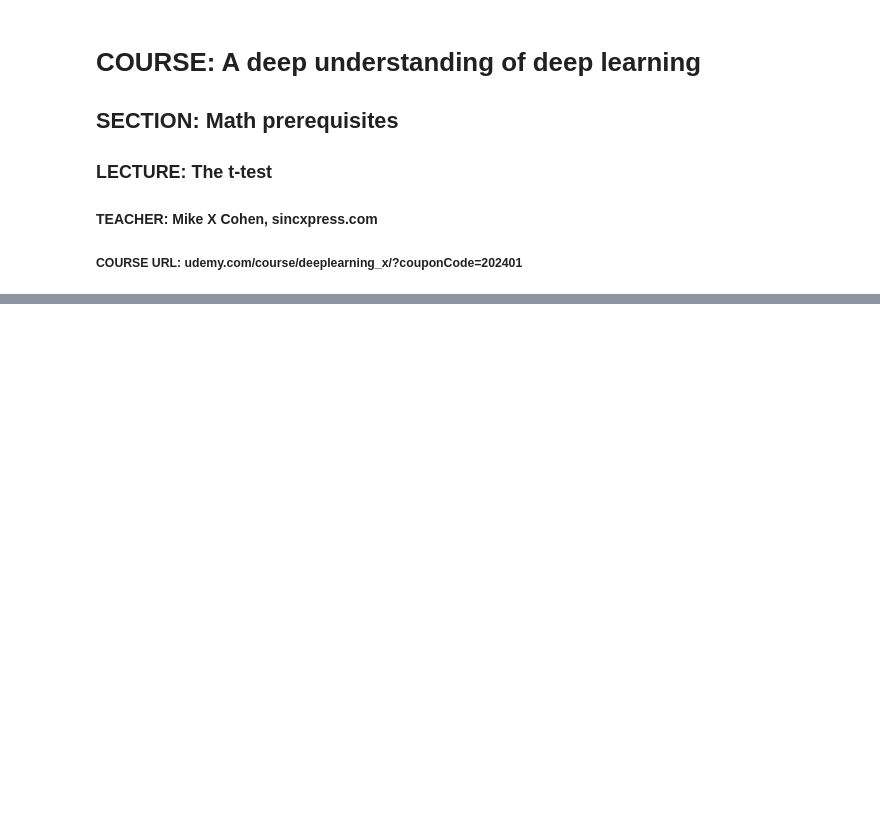
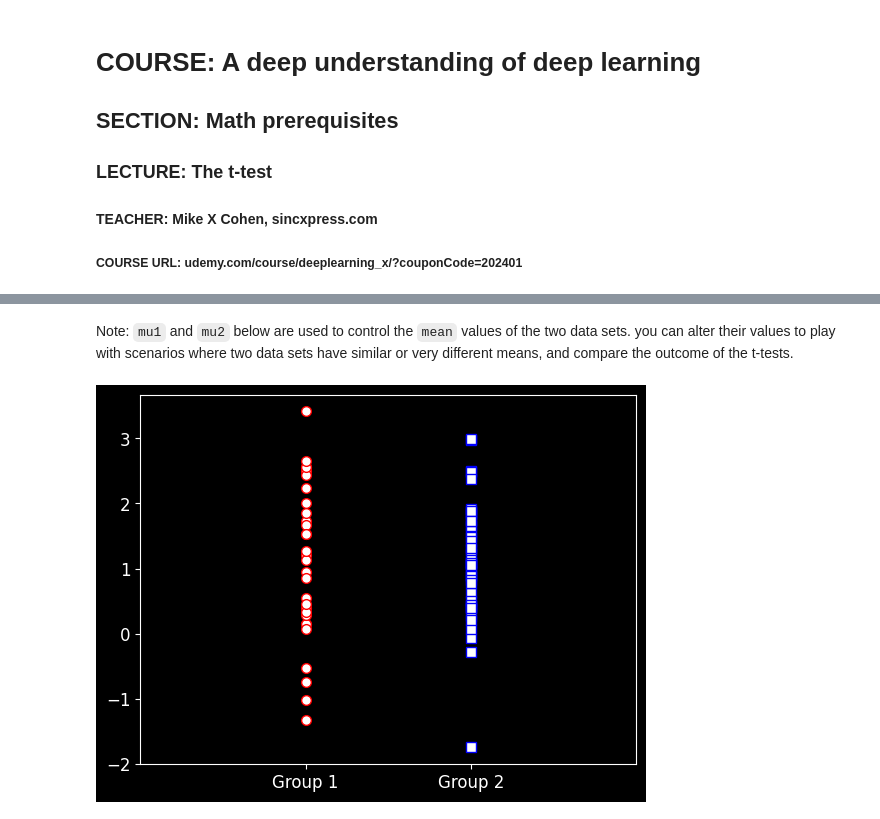
Before and after one commit to leizhou88/DeepUnderstandingOfDeepLearning, a Jupyter notebook: math/DUDL_math_ttest.ipynb, the cells around one changed output, grey strips where cells are left out. Cells and saved outputs as stored; diff of their text form; code cells hidden in the pictures; blank space fills up the shorter version.

Commit message:
added learning notes

```diff
--- a/math/DUDL_math_ttest.ipynb
+++ b/math/DUDL_math_ttest.ipynb
@@ -16,22 +41,26 @@ ModuleNotFoundError: No module named 'scipy'
+# %% [markdown]
+Note: `mu1` and `mu2` below are used to control the `mean` values of the two data sets. you can alter their values to play with scenarios where two data sets have similar or very different means, and compare the outcome of the t-tests.
 # %%
 # parameters
 n1 = 30   # samples in dataset 1
 n2 = 40   # ...and 2
 mu1 = 1   # population mean in dataset 1
 mu2 = 2   # population mean in dataset 2
 
 # generate the data
 data1 = mu1 + np.random.randn(n1)
 data2 = mu2 + np.random.randn(n2)
 
 
 
 # plot them
-plt.plot(np.zeros(n1),data1,'ro',markerfacecolor='w',markersize=14)
-plt.plot(np.ones(n2), data2,'bs',markerfacecolor='w',markersize=14)
+plt.plot(np.zeros(n1),data1,'ro',markerfacecolor='w',markersize=7)
+plt.plot(np.ones(n2), data2,'bs',markerfacecolor='w',markersize=7)
 plt.xlim([-1,2])
 plt.xticks([0,1],labels=['Group 1','Group 2'])
 plt.show()
+# %% [output]
+[figure, added]
 # %%
 # t-test via stats package
 
```
Also changed, not shown: parts of 11 cells of this notebook.
